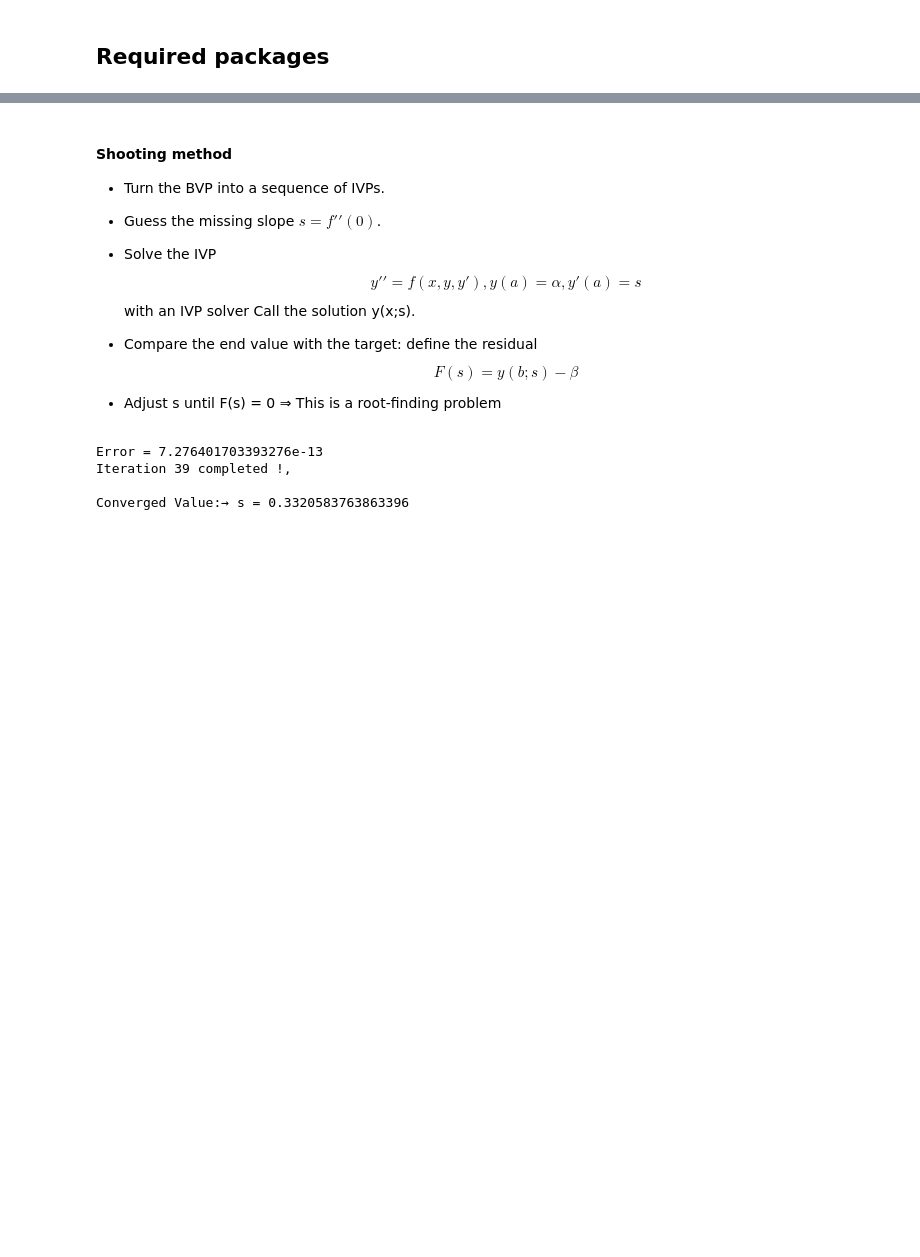
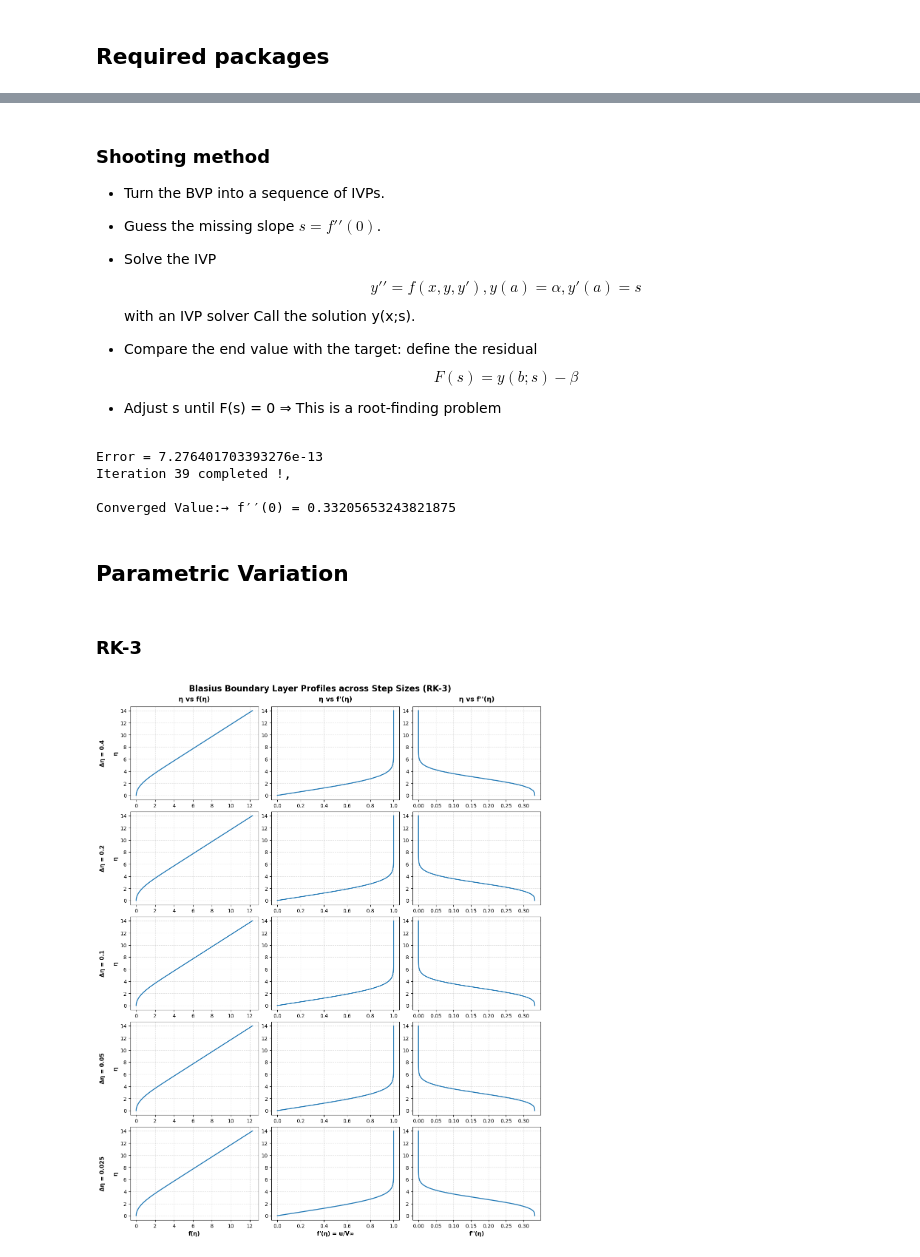
Before and after one commit to Ahtasham-Haider/AE801_2026, a Jupyter notebook: numode_bvp/Ahtasham-Haider_ODE-BVP.ipynb, the cells around one changed output, grey strips where cells are left out. Cells and saved outputs as stored; diff of their text form; code cells hidden in the pictures; blank space fills up the shorter version.

Commit message:
Final Submission:
Parametric Variation and Convergence Analysis added.

```diff
--- a/numode_bvp/Ahtasham-Haider_ODE-BVP.ipynb
+++ b/numode_bvp/Ahtasham-Haider_ODE-BVP.ipynb
@@ -55,7 +55,7 @@ import numpy as np
 import matplotlib.pyplot as plt
 # %%
 # Initialize
-ηi, ηf = 0, 8
+ηi, ηf = 0, 14
 Δη = 0.1
 f0 = 0
 df0 = 0
@@ -144,7 +146,7 @@ def F(s, h, method):
 
     return f[-1, 1] - 1
 # %% [markdown]
-#### **Shooting method**
+### **Shooting method**
 
 
 *   Turn the BVP into a sequence of IVPs.
@@ -199,9 +201,54 @@ def shooting_method(R, S, h, method, tol=1e-6, max_iter=1000, show_param=False):
 # Initiating Shooting Method
 S = (0.1, 0.5)      # Initial guess for shooting method
 s = shooting_method(F, S, Δη, method="RK-3", tol=1e-12, show_param=True)
-print(f"Converged Value:→ s = {s}")
+print(f"Converged Value:→ f′′(0) = {s}")
 # %% [output]
 Error = 7.276401703393276e-13
 Iteration 39 completed !,
 
-Converged Value:→ s = 0.3320583763863396
+Converged Value:→ f′′(0) = 0.33205653243821875
+# %% [markdown]
+## **Parametric Variation**
+# %% [markdown]
+### **RK-3**
+# %%
+Δη_matrix = np.array([0.4, 0.2, 0.1, 0.05, 0.025])
+acc_matrix_rk3 = np.zeros_like(Δη_matrix)
+s_exact = 0.332057336215196
+
+# Initiating Shooting Method
+S = (0.1, 0.5)      # Initial guess for shooting method
+
+# Plot of f, f′ and f′′ against η
+fig, ax = plt.subplots(len(Δη_matrix), 3, figsize=(12, 15), constrained_layout=True)
+
+# Column titles
+col_titles = ["η vs f(η)", "η vs f'(η)", "η vs f''(η)"]
+x_labels = ["f(η)", "f'(η) = u/V∞", "f''(η)"]
+
+for i, Δη in enumerate(Δη_matrix):
+    s = shooting_method(F, S, Δη, method="RK-3", tol=1e-12)
+    acc_matrix_rk3[i] = abs(s - s_exact)
+
+    Y = np.array([0, 0, s])
+    η_matrix, Y_matrix = RK_3(Y, (ηi, ηf), DY_DX, Δη)
+
+    for j in range(3):
+        ax[i, j].plot(Y_matrix[:, j], η_matrix, linewidth=1.8)
+        ax[i, j].grid(True, linestyle='--', alpha=0.4)
+
+        # Set top titles only for the first row
+        if i == 0:
+            ax[i, j].set_title(col_titles[j], fontsize=13, fontweight='bold', pad=10)
+
+        # Set x-labels only for the bottom row (or keep all if preferred)
+        if i == len(Δη_matrix) - 1:
+            ax[i, j].set_xlabel(x_labels[j], fontsize=11, fontweight='bold')
+
+    # Include step size in the left-most y-label so each row is distinct
+    ax[i, 0].set_ylabel(f"Δη = {Δη}\n\nη", fontsize=11, fontweight='bold')
+
+fig.suptitle("Blasius Boundary Layer Profiles across Step Sizes (RK-3)", fontsize=16, fontweight='bold')
+plt.show()
+# %% [output]
+[figure, added]
```
Also changed, not shown: parts of 9 cells of this notebook.
